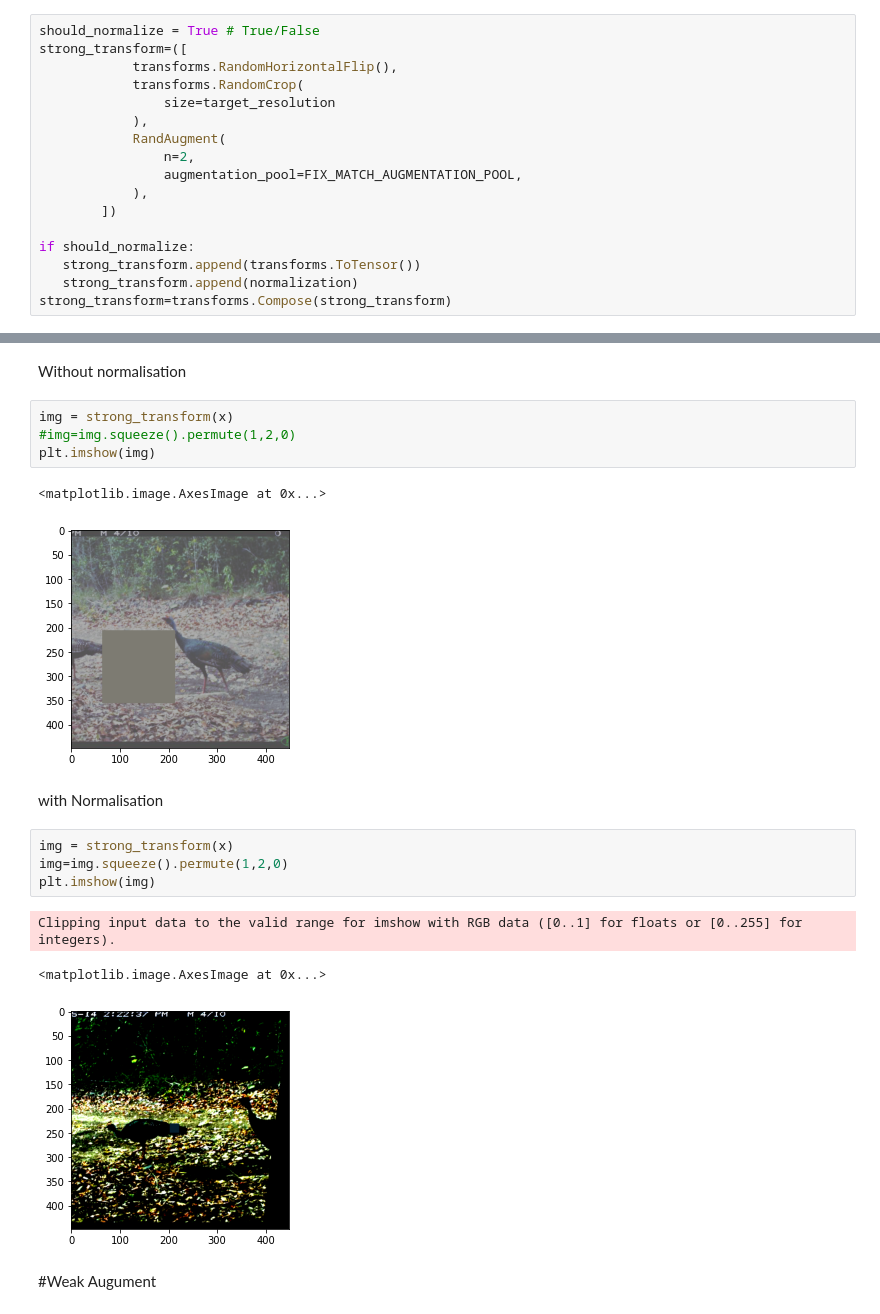
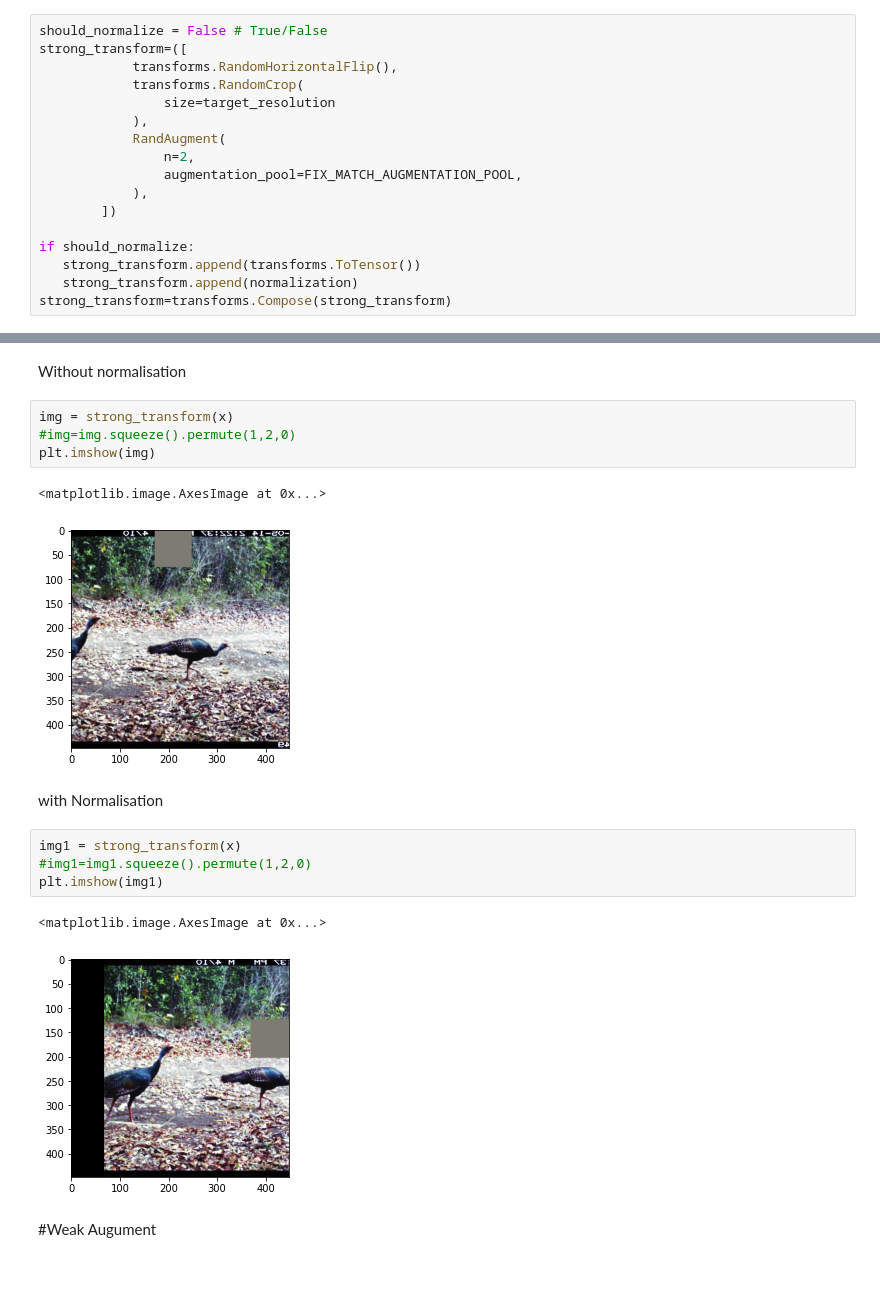
Before and after one commit to vijayakuruba/IFT6759_Distribution_shifts_WILDS, a Jupyter notebook: Data_augument.ipynb, the cells around one changed output, grey strips where cells are left out. Drawn from its saved outputs; the diff is of its cells as text; blank space fills up the shorter version.

```diff
--- a/Data_augument.ipynb
+++ b/Data_augument.ipynb
@@ -49,7 +49,7 @@ normalization = transforms.Normalize(
         _DEFAULT_IMAGE_TENSOR_NORMALIZATION_STD,
     )
 # %%
-should_normalize = True # True/False
+should_normalize = False # True/False
 strong_transform=([
             transforms.RandomHorizontalFlip(),
             transforms.RandomCrop(
@@ -75,17 +75,16 @@ img = strong_transform(x)
 plt.imshow(img)
 # %% [output]
 <matplotlib.image.AxesImage at 0x...>
-[figure, old version]
+[figure, new version]
 # %% [markdown]
 with Normalisation
 # %%
-img = strong_transform(x)
-img=img.squeeze().permute(1,2,0)
-plt.imshow(img)
+img1 = strong_transform(x)
+#img1=img1.squeeze().permute(1,2,0)
+plt.imshow(img1)
 # %% [output]
-Clipping input data to the valid range for imshow with RGB data ([0..1] for floats or [0..255] for integers).
+<matplotlib.image.AxesImage at 0x...>
-<matplotlib.image.AxesImage at 0x...>
-[figure, old version]
+[figure, new version]
 # %% [markdown]
 #Weak Augument
 # %%
```
Also changed, not shown: parts of 4 cells of this notebook.
